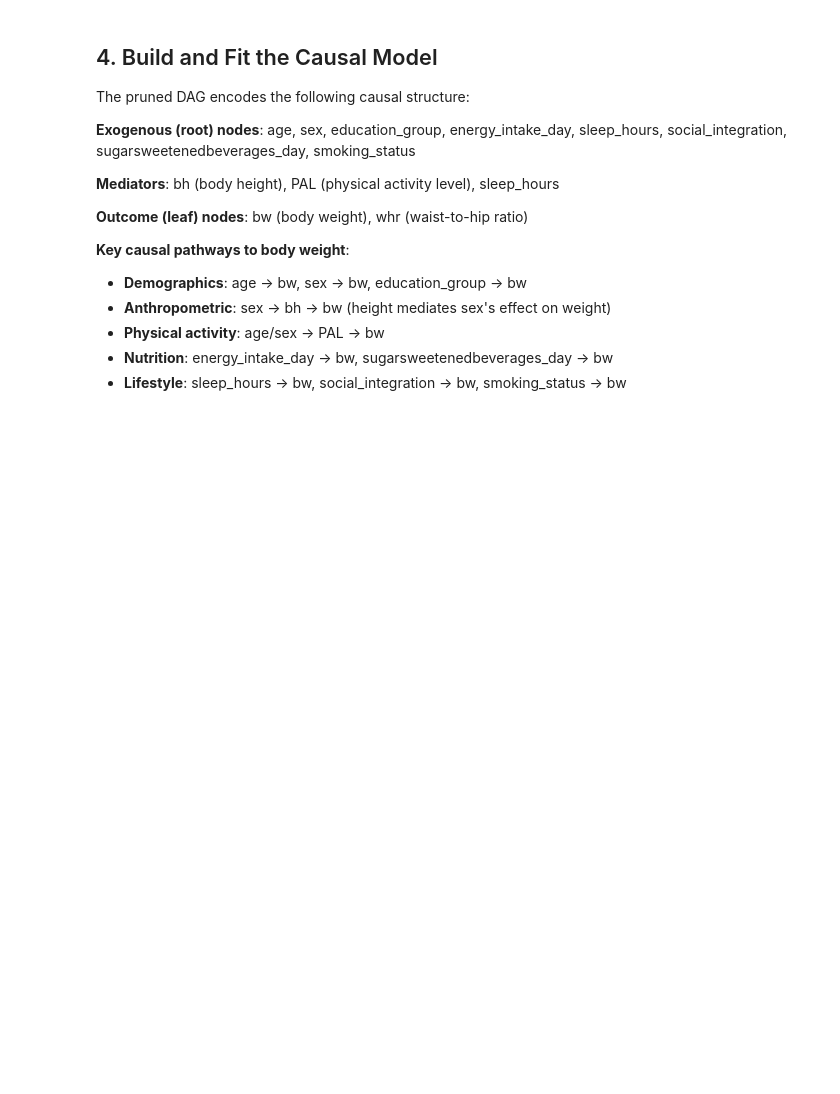
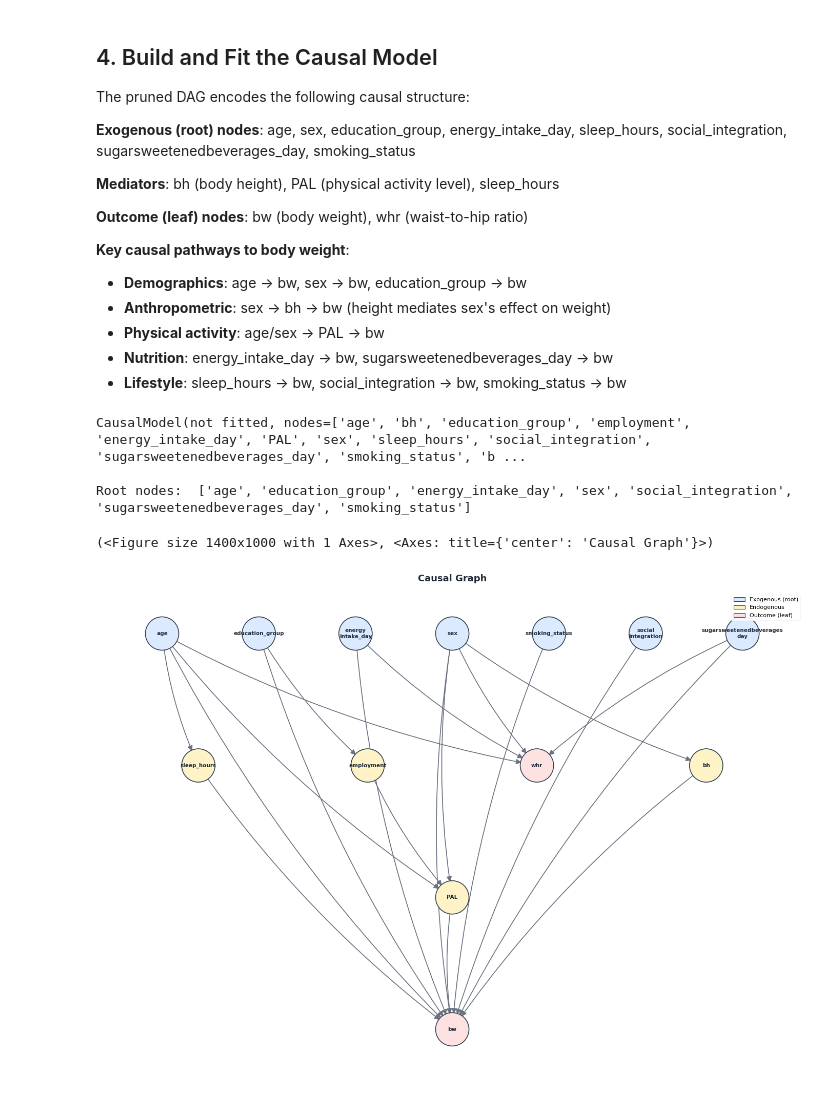
Before and after one commit to robust-ai-group/CausalPype, a Jupyter notebook: examples/demo_huabb_body_weight.ipynb, the cells around one changed output. Drawn from its saved outputs; the diff is of its cells as text; code cells hidden in the pictures; blank space fills up the shorter version.

```diff
--- a/examples/demo_huabb_body_weight.ipynb
+++ b/examples/demo_huabb_body_weight.ipynb
@@ -248,21 +373,17 @@ The pruned DAG encodes the following causal structure:
 - **Nutrition**: energy_intake_day -> bw, sugarsweetenedbeverages_day -> bw
 - **Lifestyle**: sleep_hours -> bw, social_integration -> bw, smoking_status -> bw
 # %%
-# Define the pruned causal graph
-graph = {
-    "age":                          ["sleep_hours", "bw", "PAL", "whr"],
-    "sex":                          ["bh", "bw", "PAL", "whr"],
-    "bh":                           ["bw"],
-    "PAL":                          ["bw"],
-    "education_group":              ["bw"],
-    "energy_intake_day":            ["bw", "whr"],
-    "sleep_hours":                  ["bw"],
-    "social_integration":           ["bw"],
-    "sugarsweetenedbeverages_day":  ["bw", "whr"],
-    "smoking_status":               ["bw", "whr"],
-}
 
-model = cp.CausalModel(graph)
+model = cp.CausalModel(G)
 print(model)
 print(f"\nRoot nodes:  {model.get_roots()}")
+# %% [output]
+CausalModel(not fitted, nodes=['age', 'bh', 'education_group', 'employment', 'energy_intake_day', 'PAL', 'sex', 'sleep_hours', 'social_integration', 'sugarsweetenedbeverages_day', 'smoking_status', 'b ...
+
+Root nodes:  ['age', 'education_group', 'energy_intake_day', 'sex', 'social_integration', 'sugarsweetenedbeverages_day', 'smoking_status']
+# %%
+cp.plotting.plot_graph(model)
+# %% [output]
+(<Figure size 1400x1000 with 1 Axes>, <Axes: title={'center': 'Causal Graph'}>)
+[figure, added]
 # %%
```
Also changed, not shown: parts of 63 cells of this notebook, 8 other files.
